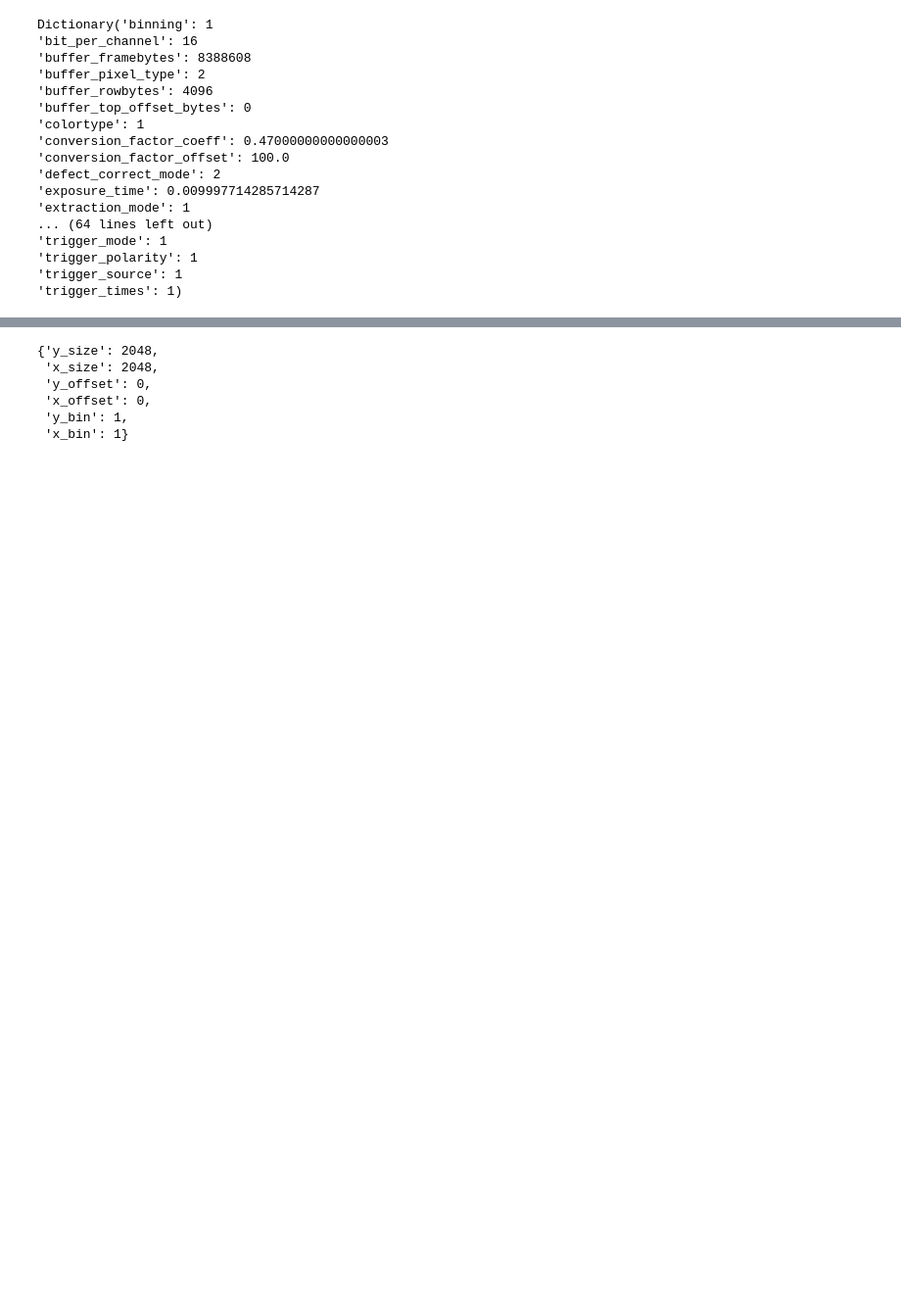
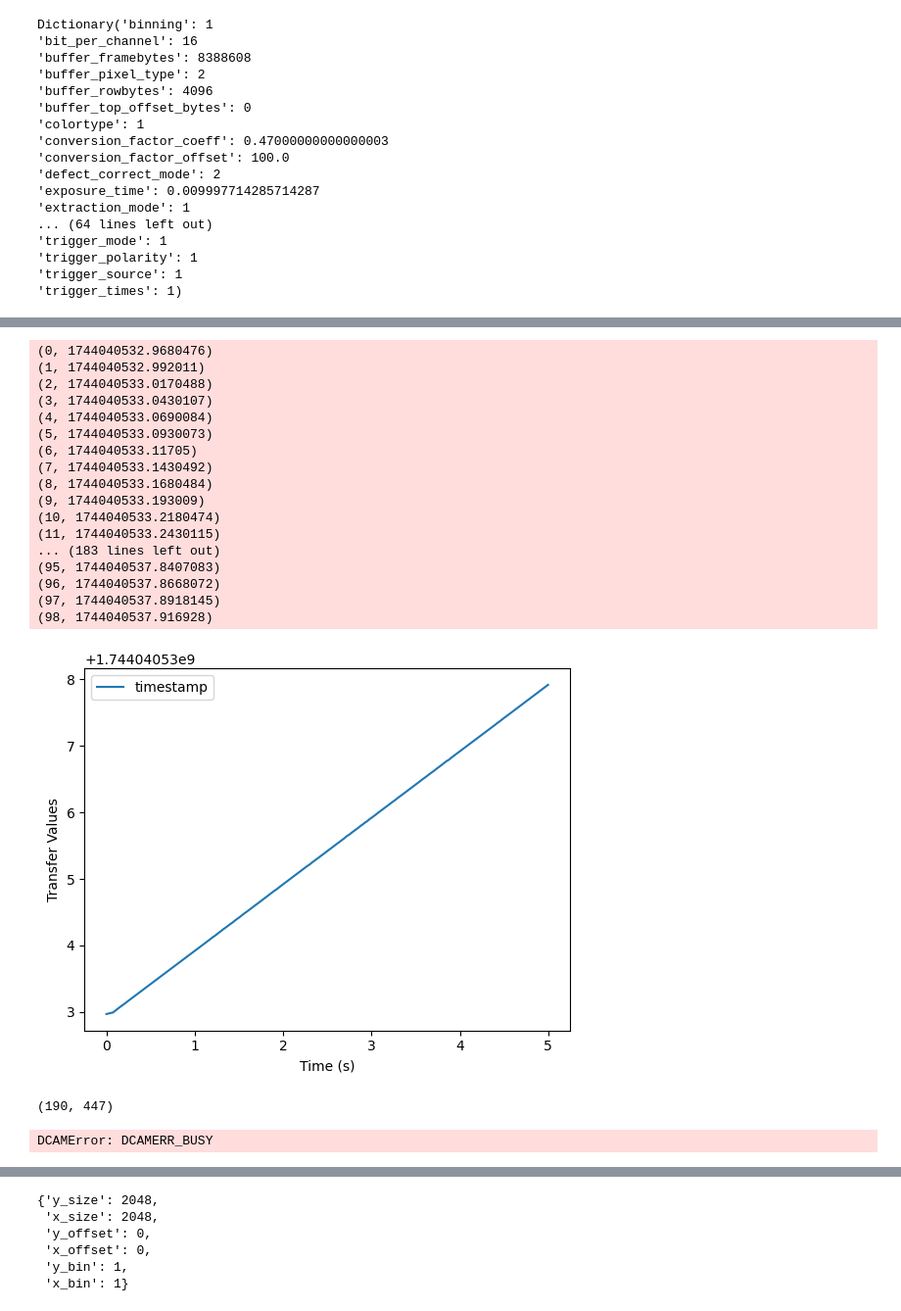
Before and after one commit to LukBorn/LFM, a Jupyter notebook: lfm/test_cam.ipynb, the cells around one changed output, grey strips where cells are left out. Shown: that part at 98% size. Cells and saved outputs as stored; diff of their text form; code cells hidden in the pictures; blank space fills up the shorter version.

```diff
--- a/lfm/test_cam.ipynb
+++ b/lfm/test_cam.ipynb
@@ -235,0 +290,46 @@ cam = DCamera()
+# %%
+import time
+import matplotlib.pyplot as plt
+cam._buffer_frames=100
+cam.arm()
+start_time = time.time()
+elapsed_time = 0
+results = []
+
+while elapsed_time < 5:
+    frame_data, timestamp, frame_count = cam.poll_frame()
+    current_time = time.time() - start_time
+    results.append((current_time, timestamp, frame_count))
+    elapsed_time = current_time
+
+
+
+cam.disarm()
+
+times, transfer1, transfer2 = zip(*results)
+
+plt.plot(times, transfer1, label="timestamp")
+# plt.plot(times, transfer2, label="Transfer Info 2")
+plt.xlabel("Time (s)")
+plt.ylabel("Transfer Values")
+plt.legend()
+plt.show()
+# %% [output]
+(0, 1744040532.9680476)
+(1, 1744040532.992011)
+(2, 1744040533.0170488)
+(3, 1744040533.0430107)
+(4, 1744040533.0690084)
+(5, 1744040533.0930073)
+(6, 1744040533.11705)
+(7, 1744040533.1430492)
+(8, 1744040533.1680484)
+(9, 1744040533.193009)
+(10, 1744040533.2180474)
+(11, 1744040533.2430115)
+... (183 lines left out)
+(95, 1744040537.8407083)
+(96, 1744040537.8668072)
+(97, 1744040537.8918145)
+(98, 1744040537.916928)
+[figure, added]
@@ -235,0 +338,4 @@ cam = DCamera()
+# %%
+cam.hdcam.dcamcap_transferinfo()
+# %% [output]
+(190, 447)
@@ -235,0 +346,24 @@ cam = DCamera()
+# %%
+num_frames = 100
+cam.arm()
+last_frame = -1
+callback = None
+fifo=False
+for i_frame in tqdm.tqdm(range(num_frames)):
+    try:
+        im, timestamp, frame_count = cam.poll_frame(copy=False)
+    except RuntimeError as e:
+        print(f'Timeout for frame {i_frame} - stopping acquisition. Last frame (camera index): {last_frame}')
+        break
+    if i_frame == 0:
+        first_frame = frame_count
+    frame_count -= first_frame
+    print(f'frame: {frame_count}')
+    if fifo and frame_count - last_frame > 1:
+        print(f'{frame_count-last_frame-1} frames dropped. Current frame: {frame_count} (actual); {i_frame} (desired)')
+    if callback is not None:
+        callback(im, i_frame, timestamp, frame_count)
+    last_frame = frame_count
+cam.disarm()
+# %% [output]
+DCAMError: DCAMERR_BUSY
```
Also changed, not shown: parts of 17 cells of this notebook, 12 other files.
